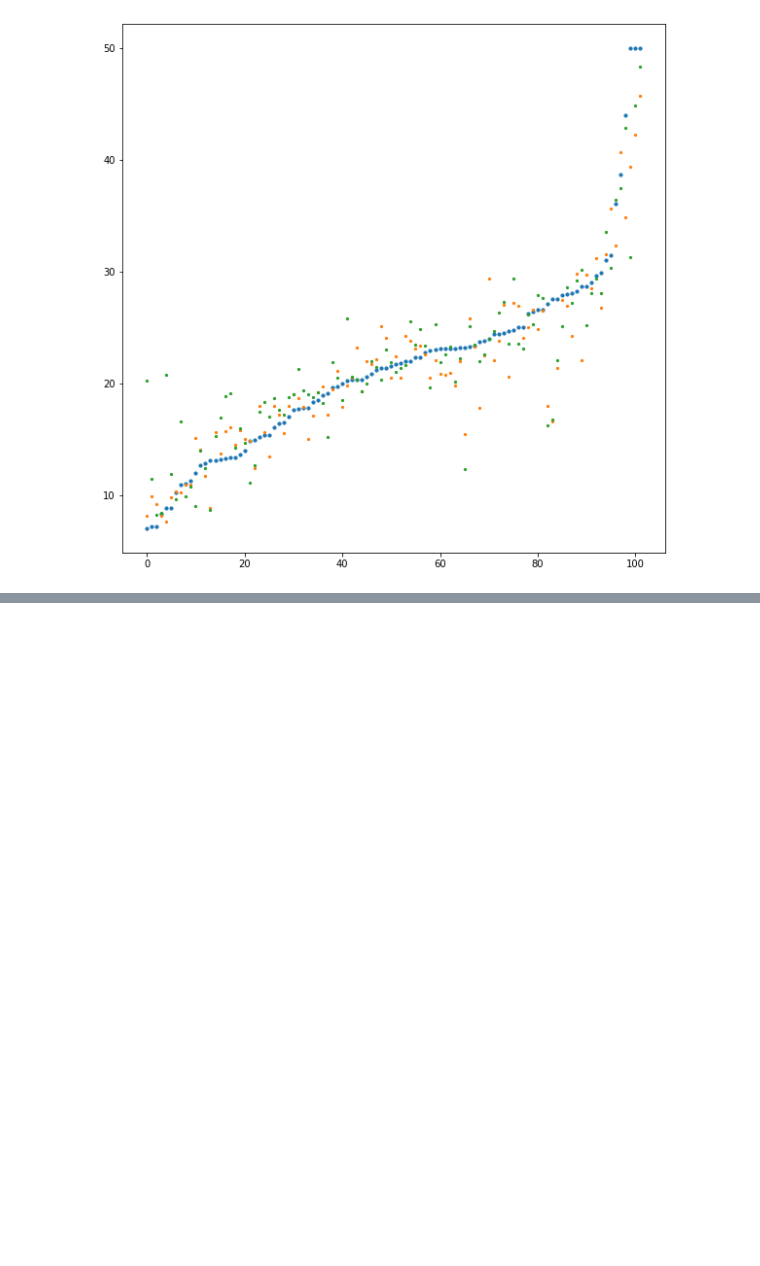
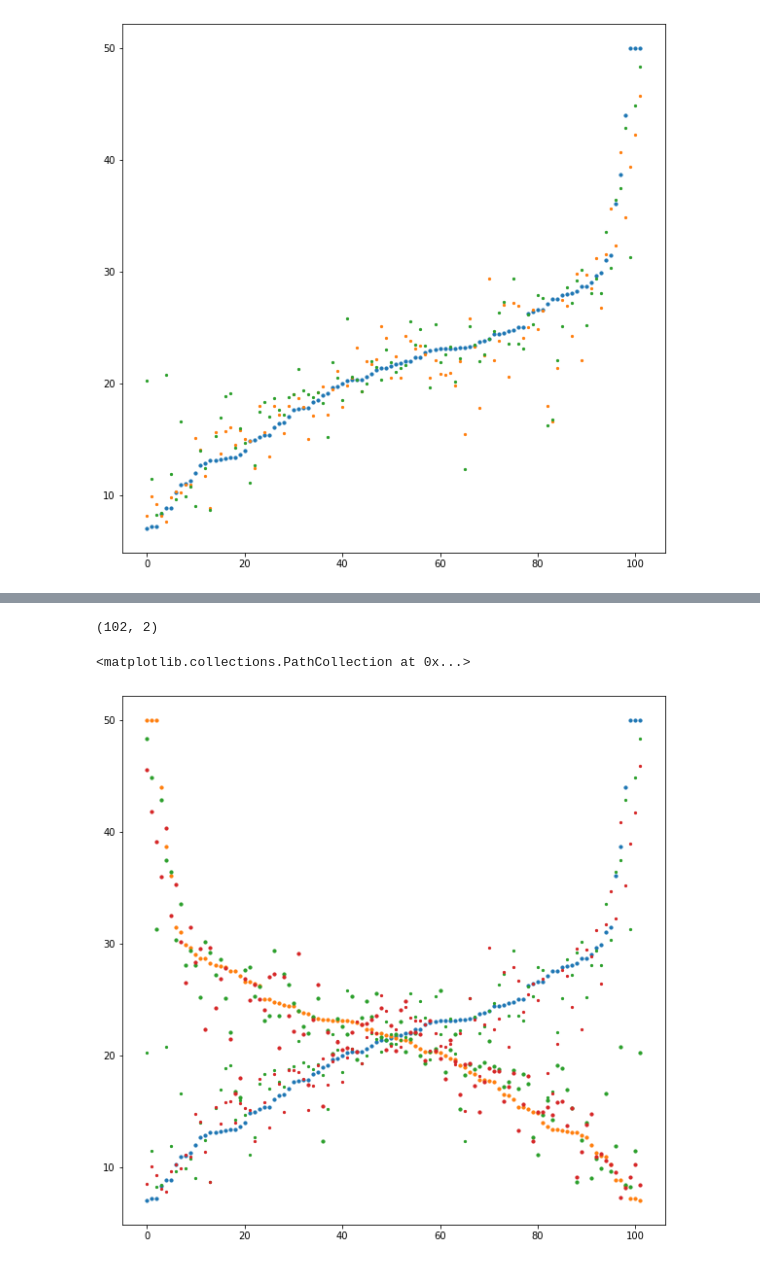
Before and after one commit to FinleyGibson/dsaf_code, a Jupyter notebook: experiments/xgboosted_trees/Untitled.ipynb, the cells around one changed output, grey strips where cells are left out. Drawn from its saved outputs; the diff is of its cells as text; code cells hidden in the pictures; blank space fills up the shorter version.

```diff
--- a/experiments/xgboosted_trees/Untitled.ipynb
+++ b/experiments/xgboosted_trees/Untitled.ipynb
@@ -83,0 +96,4 @@ plt.scatter(range(len(y_te)), gp_preds[np.argsort(y_te)], s=5)
+# %%
+xg2_reg = xgb.XGBRegressor(objective ='reg:squarederror', colsample_bytree = 0.3, learning_rate = 0.01,
+                           max_depth = 20, alpha = 10, n_estimators = 1000)
+xg2_reg.fit(x_tr, Y_tr)
@@ -83,0 +111,3 @@ plt.scatter(range(len(y_te)), gp_preds[np.argsort(y_te)], s=5)
+# %%
+xg2_preds = xg2_reg.predict(x_te)
+print(xg2_preds.shape)
@@ -83,0 +116,3 @@ plt.scatter(range(len(y_te)), gp_preds[np.argsort(y_te)], s=5)
+# %%
+gp2 = GP()
+gp2.update(x_tr, Y_tr)
@@ -83,0 +133,18 @@ plt.scatter(range(len(y_te)), gp_preds[np.argsort(y_te)], s=5)
+# %%
+gp2_pred = gp2.predict(x_te)[0]
+print(gp2_pred.shape)
+# %% [output]
+(102, 2)
+# %%
+plt.figure(figsize=[10, 10])
+plt.scatter(range(len(Y_te)), Y_te[np.argsort(Y_te[:, 0]), 0], s=10)
+plt.scatter(range(len(Y_te)), Y_te[np.argsort(Y_te[:, 1])[::-1], 1], s=10)
+
+plt.scatter(range(len(Y_te)), gp2_pred[np.argsort(Y_te[:, 0]), 0], s=5, c="C2")
+plt.scatter(range(len(Y_te)), gp2_pred[np.argsort(Y_te[:, 1])[::-1], 1], s=10, c="C2")
+
+plt.scatter(range(len(Y_te)), xg2_preds[np.argsort(Y_te[:, 0]), 0], s=5, c="C3")
+plt.scatter(range(len(Y_te)), xg2_preds[np.argsort(Y_te[:, 1])[::-1], 1], s=10, c="C3")
+# %% [output]
+<matplotlib.collections.PathCollection at 0x...>
+[figure, added]
```
Also changed, not shown: parts of 6 cells of this notebook, 14 other files.
